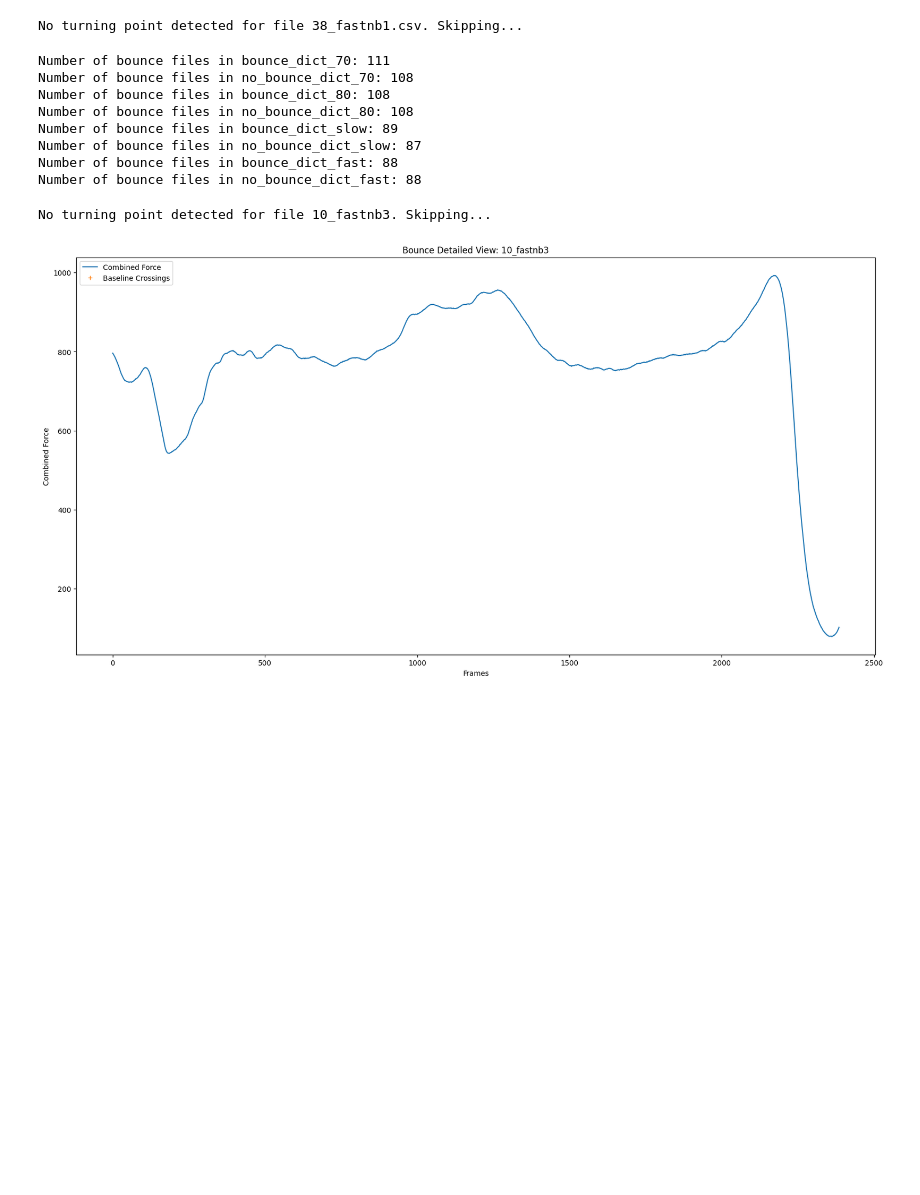
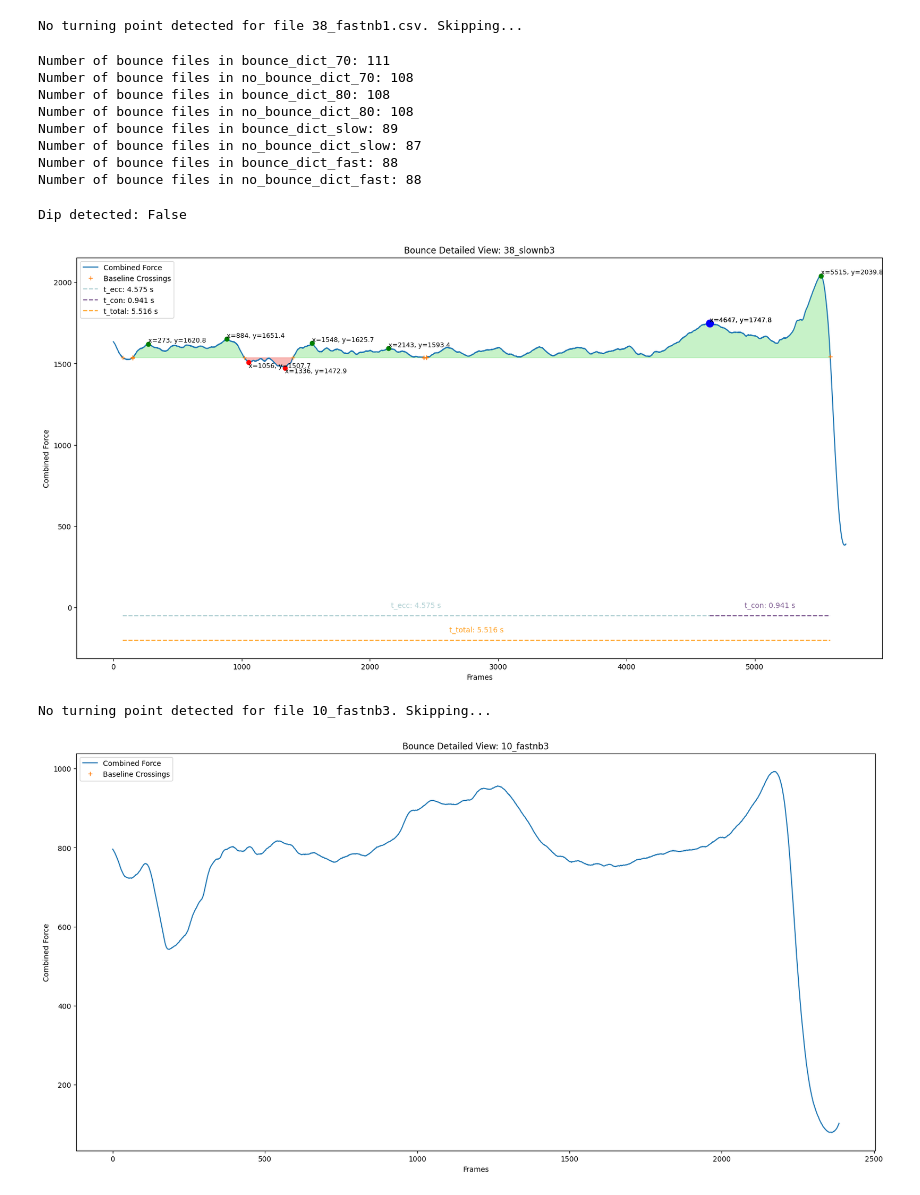
Before and after one commit to loieboi/BounceInsight, a Jupyter notebook: run.ipynb, the cells around one changed output. Drawn from its saved outputs; the diff is of its cells as text; code cells hidden in the pictures; blank space fills up the shorter version.

```diff
--- a/run.ipynb
+++ b/run.ipynb
@@ -57,6 +57,11 @@ Number of bounce files in bounce_dict_slow: 89
 Number of bounce files in no_bounce_dict_slow: 87
 Number of bounce files in bounce_dict_fast: 88
 Number of bounce files in no_bounce_dict_fast: 88
+# %%
+insight.plot_data(file_name='38_slownb3')
+# %% [output]
+Dip detected: False
+[figure, added]
 # %%
 insight.plot_data(file_name='10_fastnb3')
 insight.plot_data(file_name='38_fastnb1')
```
Also changed, not shown: 5 other files.
